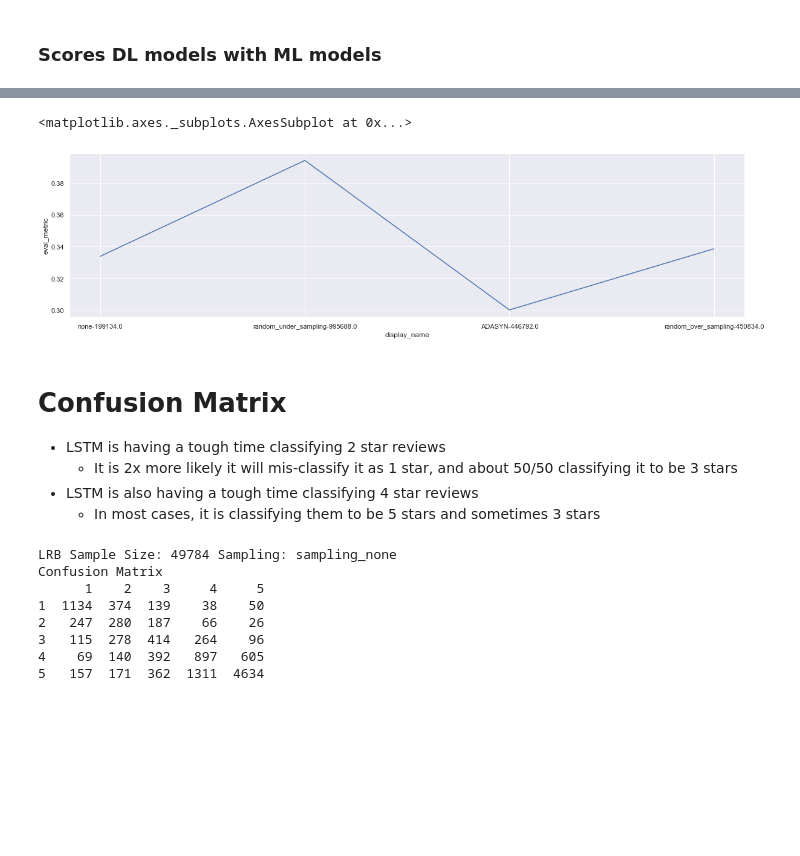
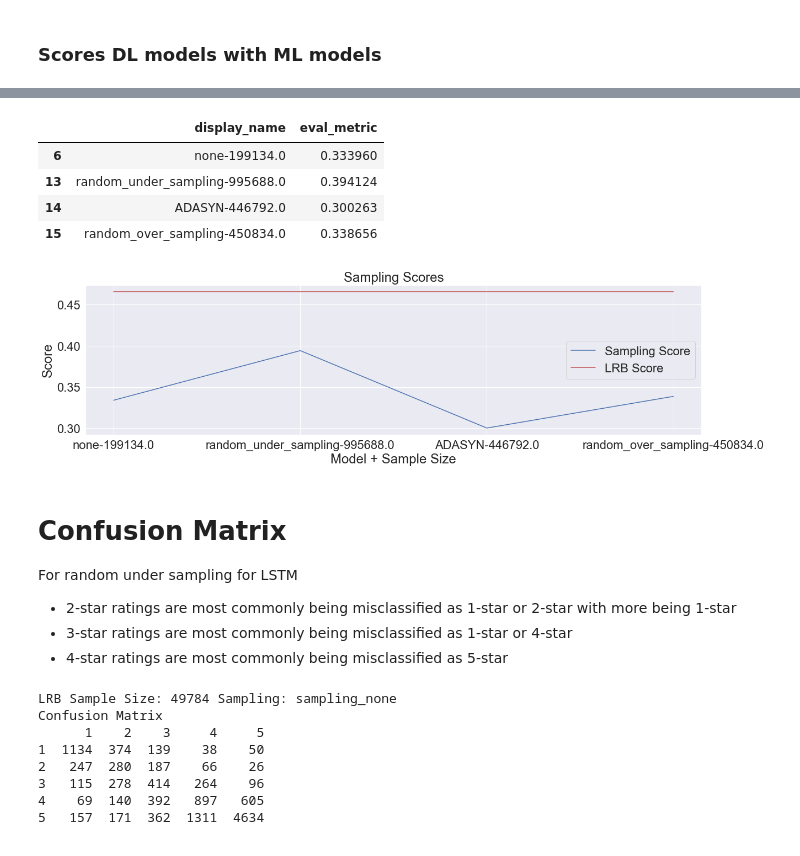
Before and after one commit to sv650s/sb-capstone, a Jupyter notebook: notebooks/5.0-deep-learning-summary.ipynb, the cells around one changed output, grey strips where cells are left out. Cells and saved outputs as stored; diff of their text form; code cells hidden in the pictures; blank space fills up the shorter version.

```diff
--- a/notebooks/5.0-deep-learning-summary.ipynb
+++ b/notebooks/5.0-deep-learning-summary.ipynb
@@ -37,7 +52,7 @@ import util.plot_util as pu
 logging.basicConfig(level=logging.ERROR)
 
 %matplotlib inline
-sns.set()
+sns.set(font_scale=2)
 # %%
 # load report file form all of our deep learning models
 importlib.reload(ru)
@@ -47,0 +86,6 @@ report = ru.load_dnn_report(REPORT_DIR, REPORT_FILE, convert_format = True)
+# %%
+# load best model from traditional ML model
+ml_report = ru.load_report(ML_REPORT_FILE)
+ml_best = ru.load_best_from_report(ml_report)
+
+print(f'Score for our best model: {ml_best.iloc[0].eval_metric}')
@@ -88,19 +178,30 @@ _ = plt.title("Score by Model")
 # %%
 lstms = report[report.model_name == "LSTMB"].copy().astype({"sample_size":np.object})
 lstms["display_name"] = lstms[["sample_size", "sampling_type"]].fillna("none").apply(lambda x: x.sampling_type + "-" + str(x.sample_size), axis=1)
+lstms["ml_score"] = ml_best.iloc[0].eval_metric
 
 plt.figure(figsize=(20, 5))
-sns.lineplot(data = lstms, y = "eval_metric", x = "display_name", sort=False)
+_ = sns.lineplot(data = lstms, y = "eval_metric", x = "display_name", sort=False, label="Sampling Score")
+_ = sns.lineplot(data = lstms, y = "ml_score", x = "display_name", sort=False, color="r", label="LRB Score")
+_ = plt.title("Sampling Scores")
+_ = plt.xlabel("Model + Sample Size")
+_ = plt.ylabel("Score")
+
+lstms[["display_name", "eval_metric"]]
 # %% [output]
-<matplotlib.axes._subplots.AxesSubplot at 0x...>
+|  | display_name | eval_metric |
+| 6 | none-199134.0 | 0.333960 |
+| 13 | random_under_sampling-995688.0 | 0.394124 |
+| 14 | ADASYN-446792.0 | 0.300263 |
+| 15 | random_over_sampling-450834.0 | 0.338656 |
-[figure, old version]
+[figure, new version]
-# %% [markdown]
-# Confusion Matrix
-
-* LSTM is having a tough time classifying 2 star reviews
-    * It is 2x more likely it will mis-classify it as 1 star, and about 50/50 classifying it to be 3 stars
-* LSTM is also having a tough time classifying 4 star reviews
-    * In most cases, it is classifying them to be 5 stars and sometimes 3 stars
+# %% [markdown]
+# Confusion Matrix
+
+For random under sampling for LSTM
+* 2-star ratings are most commonly being misclassified as 1-star or 2-star with more being 1-star
+* 3-star ratings are most commonly being misclassified as 1-star or 4-star
+* 4-star ratings are most commonly being misclassified as 5-star
 # %%
 for idx, row in report_best.iterrows():
     print(f'\n{row.model_name} Sample Size: {row.sample_size} Sampling: {row.sampling_type}')
```
Also changed, not shown: parts of 20 cells of this notebook, 16 other files.
